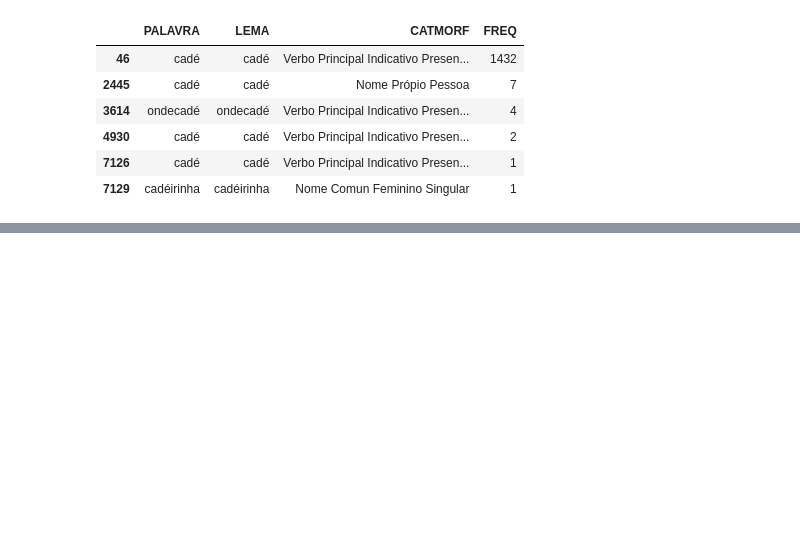
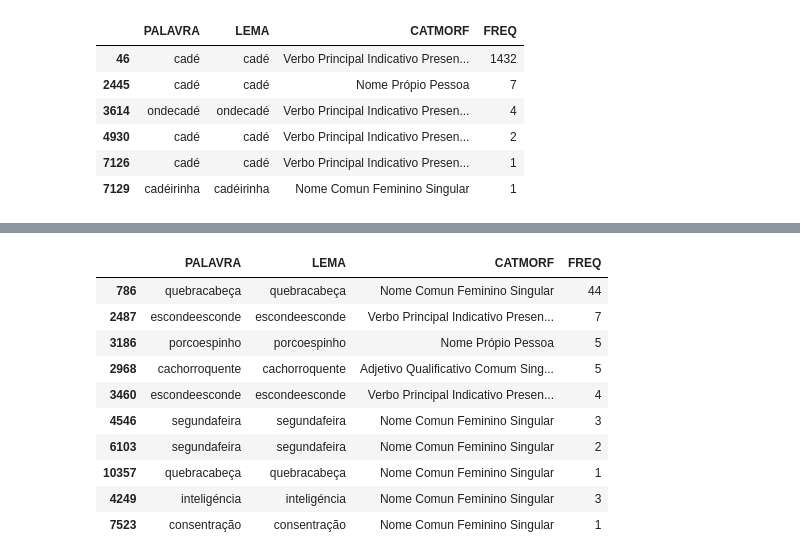
Before and after one commit to FatecFranca/DSM-P5-G01-2026-02, a Jupyter notebook: Pre_processamento_3.ipynb, the cells around one changed output, grey strips where cells are left out. Saved outputs shown, nothing was run; the diff lists cells and outputs as text; code cells hidden in the pictures; blank space fills up the shorter version.

```diff
--- a/Pre_processamento_3.ipynb
+++ b/Pre_processamento_3.ipynb
@@ -87,0 +186,17 @@ df[df['PALAVRA'].str.contains('cadé', case=False, na=False)][
+# %%
+df.loc[
+    [786, 2487, 3186, 2968, 3460, 4546, 6103, 10357, 4249, 7523],
+    ["PALAVRA", "LEMA", "CATMORF", "FREQ"]
+]
+# %% [output]
+|  | PALAVRA | LEMA | CATMORF | FREQ |
+| 786 | quebracabeça | quebracabeça | Nome Comun Feminino Singular | 44 |
+| 2487 | escondeesconde | escondeesconde | Verbo Principal Indicativo Presen... | 7 |
+| 3186 | porcoespinho | porcoespinho | Nome Própio Pessoa | 5 |
+| 2968 | cachorroquente | cachorroquente | Adjetivo Qualificativo Comum Sing... | 5 |
+| 3460 | escondeesconde | escondeesconde | Verbo Principal Indicativo Presen... | 4 |
+| 4546 | segundafeira | segundafeira | Nome Comun Feminino Singular | 3 |
+| 6103 | segundafeira | segundafeira | Nome Comun Feminino Singular | 2 |
+| 10357 | quebracabeça | quebracabeça | Nome Comun Feminino Singular | 1 |
+| 4249 | inteligéncia | inteligéncia | Nome Comun Feminino Singular | 3 |
+| 7523 | consentração | consentração | Nome Comun Feminino Singular | 1 |
```
Also changed, not shown: parts of 11 cells of this notebook, 2 other files.
